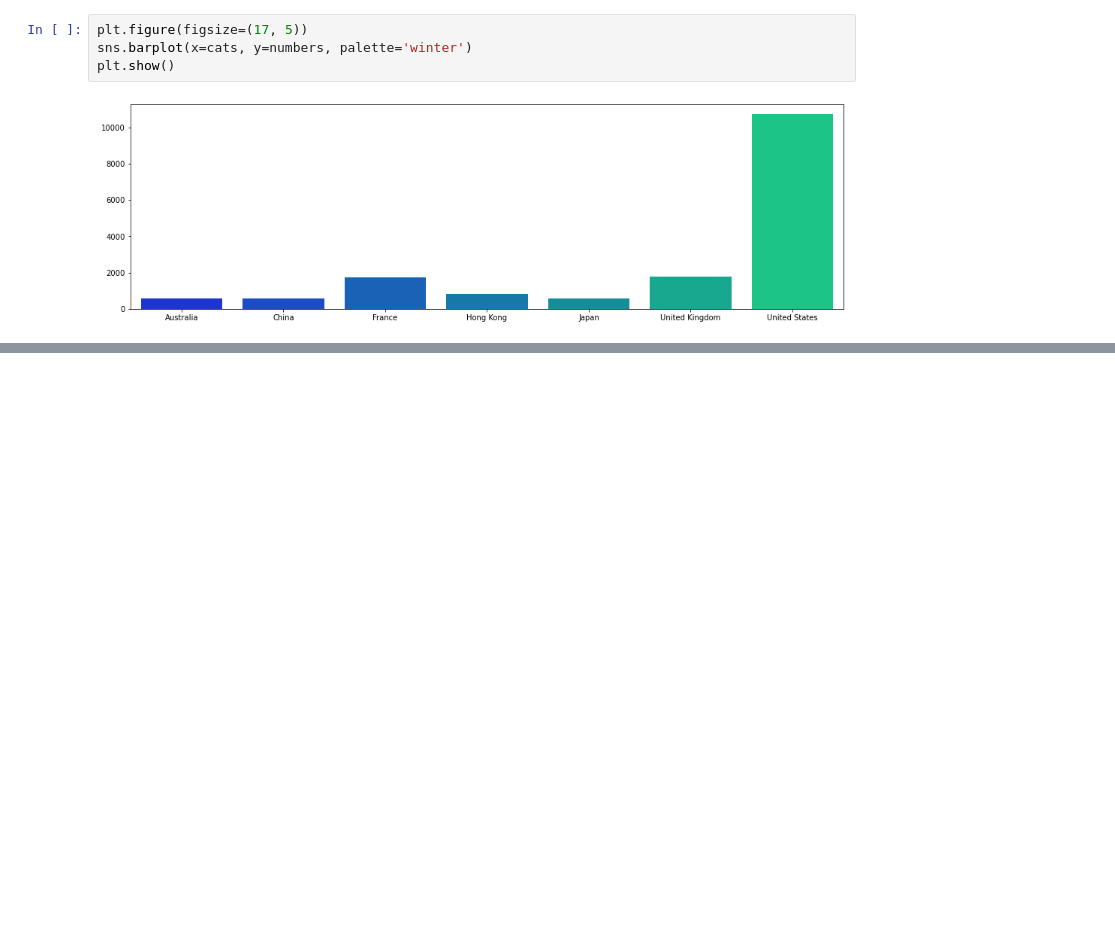
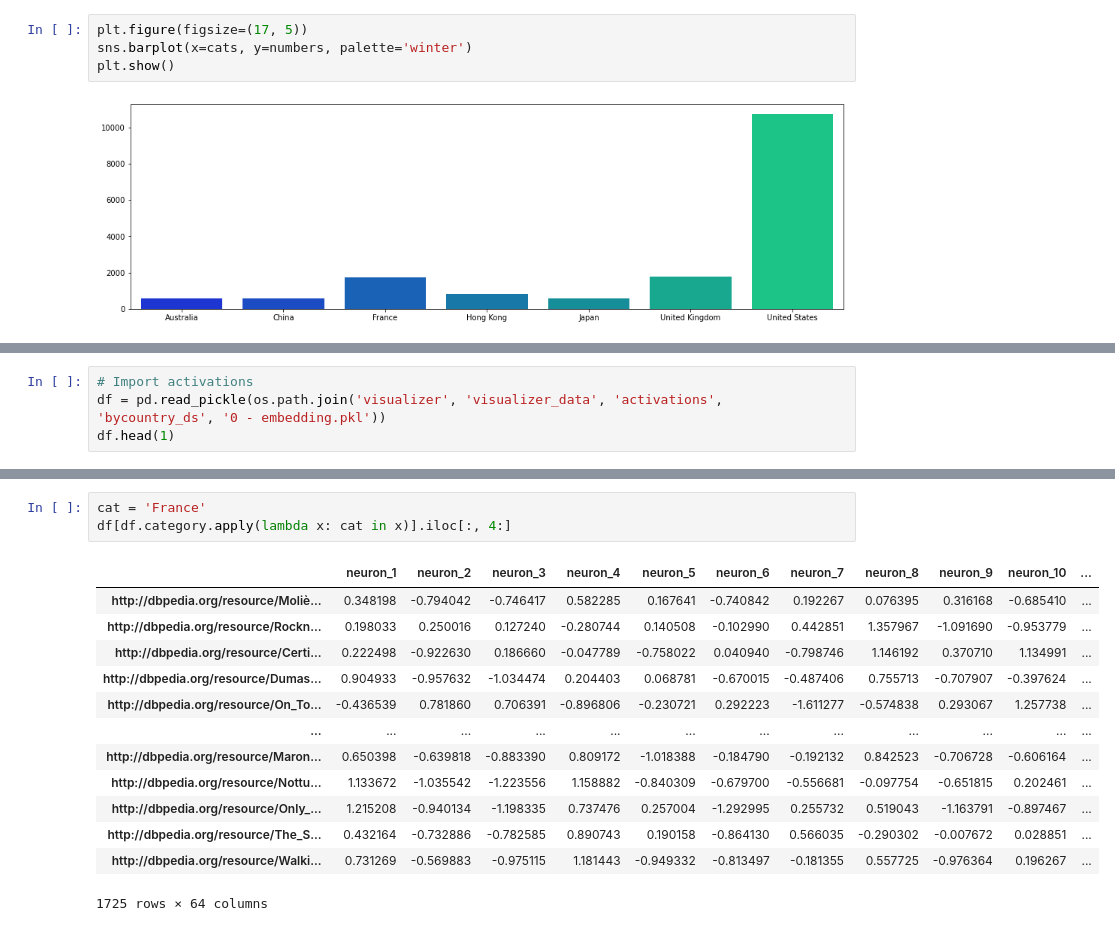
Before and after one commit to MHaurel/nn-concept-interpreter, a Jupyter notebook: Rapport-schémas.ipynb, the cells around one changed output, grey strips where cells are left out. Saved outputs shown, nothing was run; the diff lists cells and outputs as text; blank space fills up the shorter version.

```diff
--- a/Rapport-schémas.ipynb
+++ b/Rapport-schémas.ipynb
@@ -78,0 +82,4 @@ plt.show()
+# %%
+# Import activations
+df = pd.read_pickle(os.path.join('visualizer', 'visualizer_data', 'activations', 'bycountry_ds', '0 - embedding.pkl'))
+df.head(1)
@@ -78,0 +90,17 @@ plt.show()
+# %%
+cat = 'France'
+df[df.category.apply(lambda x: cat in x)].iloc[:, 4:]
+# %% [output]
+|  | neuron_1 | neuron_2 | neuron_3 | neuron_4 | neuron_5 | neuron_6 | neuron_7 | neuron_8 | neuron_9 | neuron_10 | ... |
+| http://dbpedia.org/resource/Moliè... | 0.348198 | -0.794042 | -0.746417 | 0.582285 | 0.167641 | -0.740842 | 0.192267 | 0.076395 | 0.316168 | -0.685410 | ... |
+| http://dbpedia.org/resource/Rockn... | 0.198033 | 0.250016 | 0.127240 | -0.280744 | 0.140508 | -0.102990 | 0.442851 | 1.357967 | -1.091690 | -0.953779 | ... |
+| http://dbpedia.org/resource/Certi... | 0.222498 | -0.922630 | 0.186660 | -0.047789 | -0.758022 | 0.040940 | -0.798746 | 1.146192 | 0.370710 | 1.134991 | ... |
+| http://dbpedia.org/resource/Dumas... | 0.904933 | -0.957632 | -1.034474 | 0.204403 | 0.068781 | -0.670015 | -0.487406 | 0.755713 | -0.707907 | -0.397624 | ... |
+| http://dbpedia.org/resource/On_To... | -0.436539 | 0.781860 | 0.706391 | -0.896806 | -0.230721 | 0.292223 | -1.611277 | -0.574838 | 0.293067 | 1.257738 | ... |
+| ... | ... | ... | ... | ... | ... | ... | ... | ... | ... | ... | ... |
+| http://dbpedia.org/resource/Maron... | 0.650398 | -0.639818 | -0.883390 | 0.809172 | -1.018388 | -0.184790 | -0.192132 | 0.842523 | -0.706728 | -0.606164 | ... |
+| http://dbpedia.org/resource/Nottu... | 1.133672 | -1.035542 | -1.223556 | 1.158882 | -0.840309 | -0.679700 | -0.556681 | -0.097754 | -0.651815 | 0.202461 | ... |
+| http://dbpedia.org/resource/Only_... | 1.215208 | -0.940134 | -1.198335 | 0.737476 | 0.257004 | -1.292995 | 0.255732 | 0.519043 | -1.163791 | -0.897467 | ... |
+| http://dbpedia.org/resource/The_S... | 0.432164 | -0.732886 | -0.782585 | 0.890743 | 0.190158 | -0.864130 | 0.566035 | -0.290302 | -0.007672 | 0.028851 | ... |
+| http://dbpedia.org/resource/Walki... | 0.731269 | -0.569883 | -0.975115 | 1.181443 | -0.949332 | -0.813497 | -0.181355 | 0.557725 | -0.976364 | 0.196267 | ... |
+1725 rows × 64 columns
```
Also changed, not shown: parts of 3 cells of this notebook, 9 other files.
